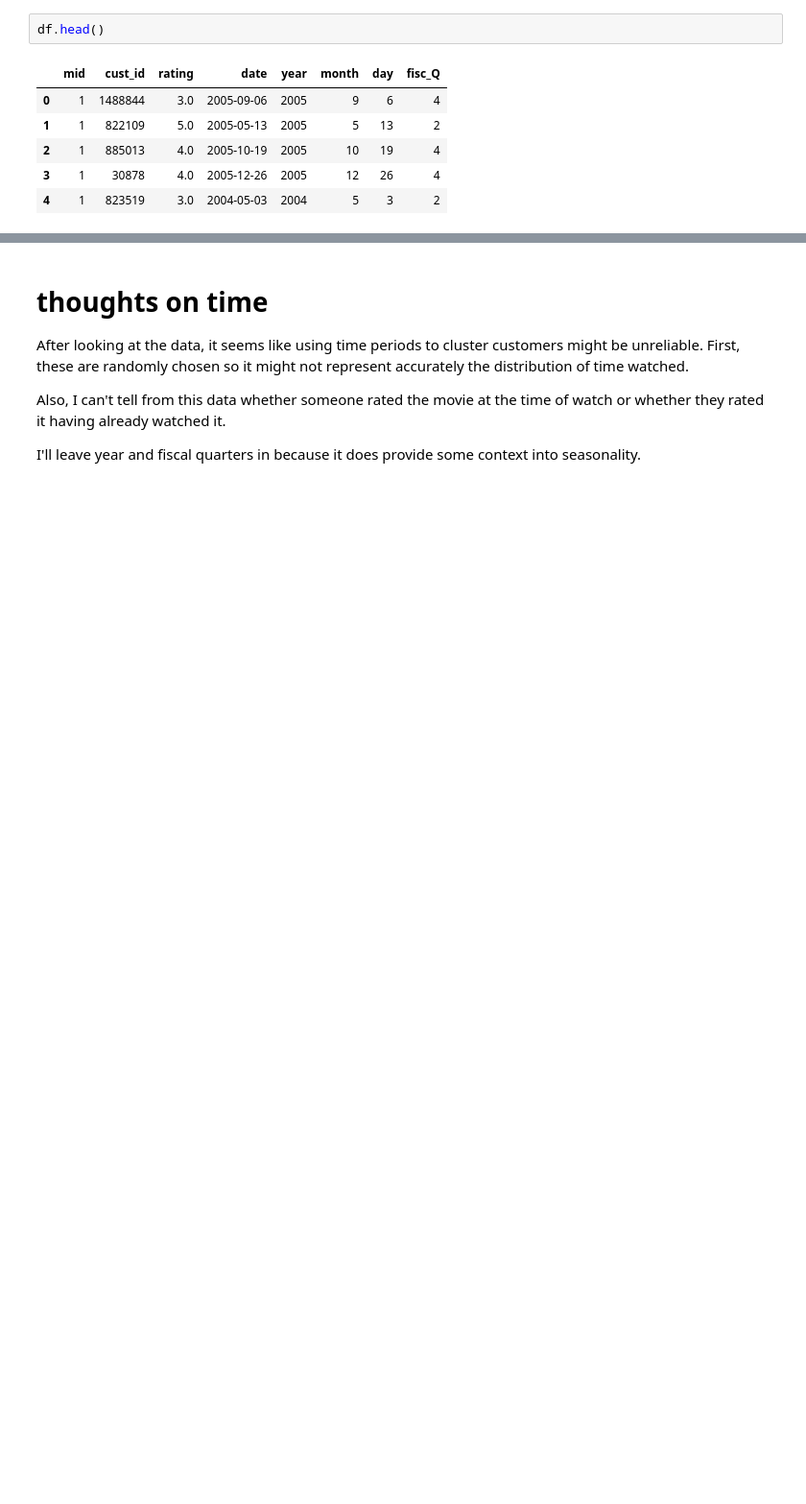
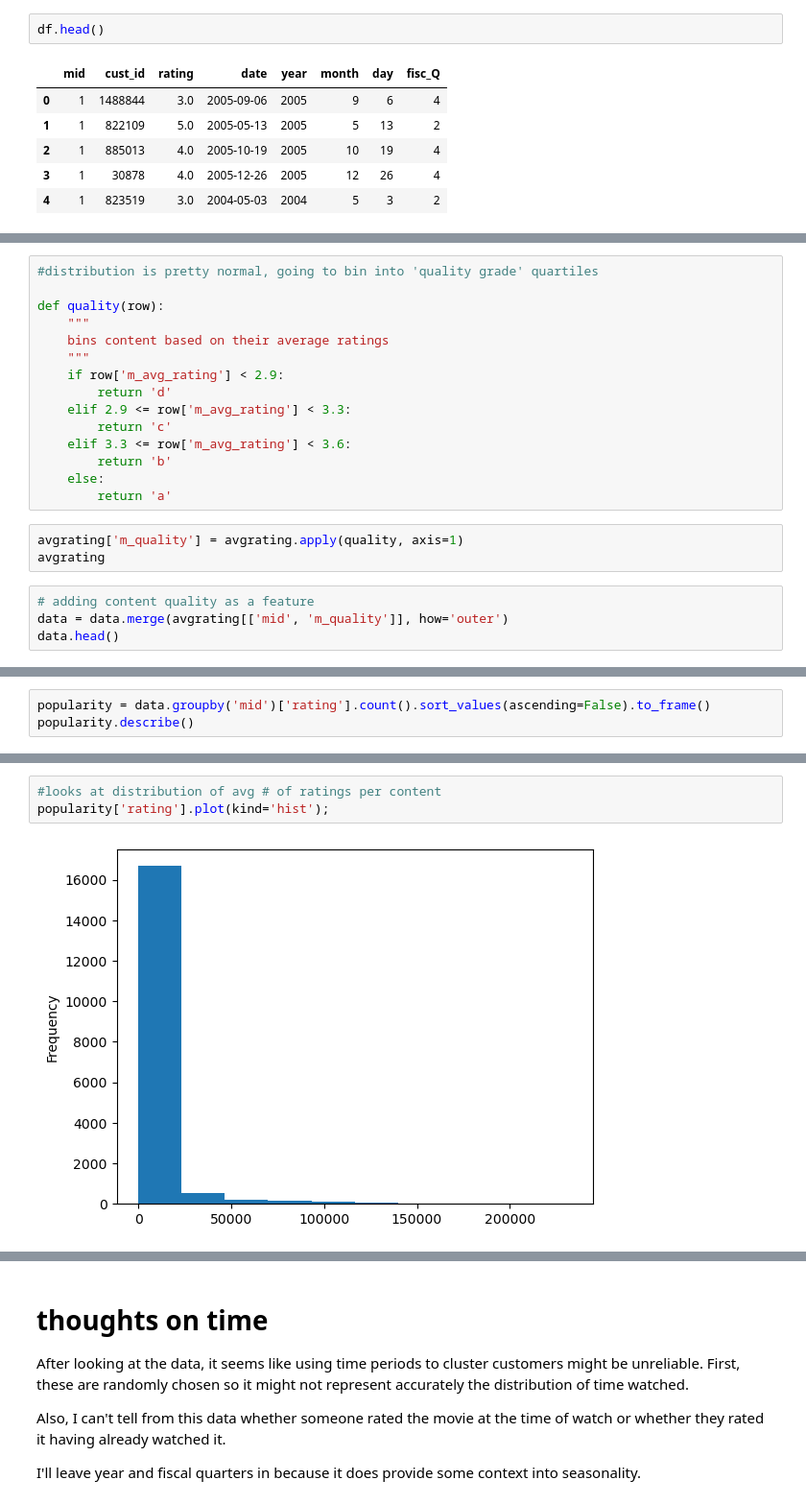
Before and after one commit to leo-schell/IntentionalDiversity_RecSystems, a Jupyter notebook: EDA.ipynb, the cells around one changed output, grey strips where cells are left out. Shown at 96% size. Cells and saved outputs as stored; diff of their text form; blank space fills up the shorter version.

```diff
--- a/EDA.ipynb
+++ b/EDA.ipynb
@@ -236,0 +384,22 @@ Name: count, dtype: int64
+# %%
+#distribution is pretty normal, going to bin into 'quality grade' quartiles
+
+def quality(row):
+    """
+    bins content based on their average ratings
+    """
+    if row['m_avg_rating'] < 2.9:
+        return 'd'
+    elif 2.9 <= row['m_avg_rating'] < 3.3:
+        return 'c'
+    elif 3.3 <= row['m_avg_rating'] < 3.6:
+        return 'b'
+    else:
+        return 'a'
+# %%
+avgrating['m_quality'] = avgrating.apply(quality, axis=1)
+avgrating
+# %%
+# adding content quality as a feature
+data = data.merge(avgrating[['mid', 'm_quality']], how='outer')
+data.head()
@@ -236,0 +431,3 @@ Name: count, dtype: int64
+# %%
+popularity = data.groupby('mid')['rating'].count().sort_values(ascending=False).to_frame()
+popularity.describe()
@@ -236,0 +444,5 @@ Name: count, dtype: int64
+# %%
+#looks at distribution of avg # of ratings per content
+popularity['rating'].plot(kind='hist');
+# %% [output]
+[figure, added]
```
Also changed, not shown: parts of 68 cells of this notebook, 1 other file.
